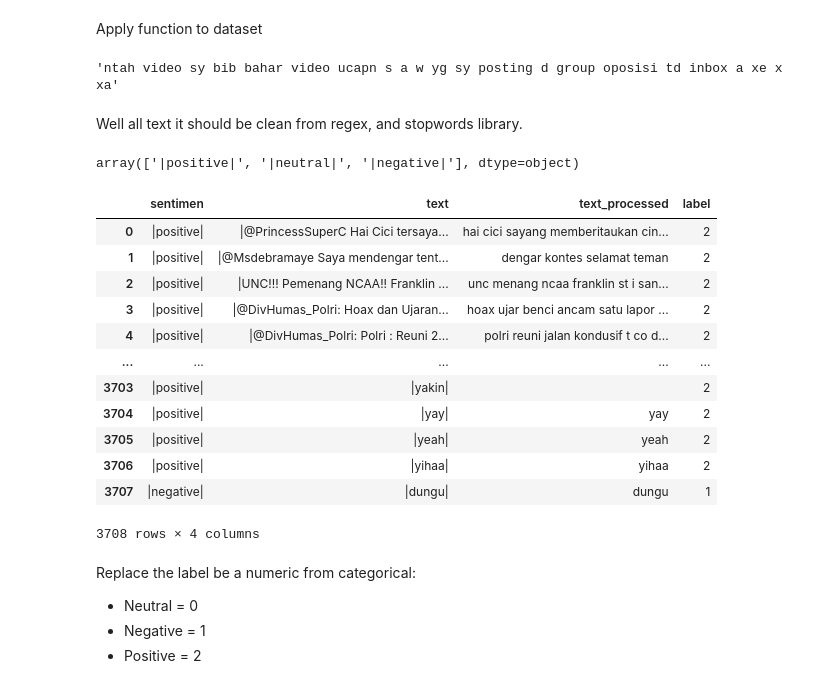
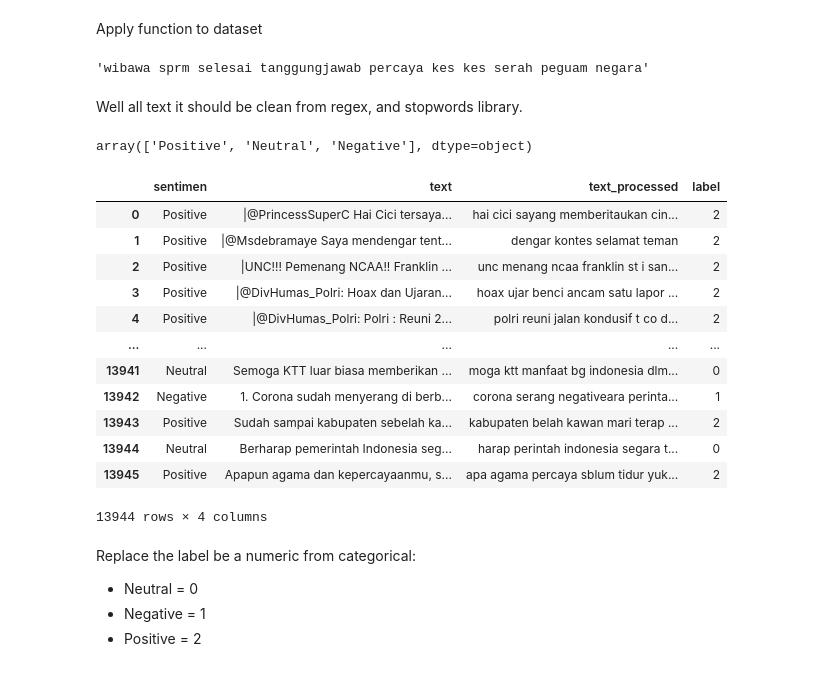
Before and after one commit to H8-Assignments-Bay/p2---final-project-ftds-012-group-003, a Jupyter notebook: auto_reply_sentiment_analysis.ipynb, the cells around one changed output. Cells and saved outputs as stored; diff of their text form; code cells hidden in the pictures.

```diff
--- a/auto_reply_sentiment_analysis.ipynb
+++ b/auto_reply_sentiment_analysis.ipynb
@@ -127,6 +133,6 @@ text: ['|@PrincessSuperC Hai Cici tersayang! Cuma mau memberitaukan kalau saya c
 # %%
 # Copy dataset that can use to modification dataset
-data_copy = data.copy()
+data_copy = data_copy.drop(columns=["Unnamed: 0"], axis=1)
 data_copy.tail()
 # %% [output]
 |  | sentimen | text |
@@ -138,3 +144,2 @@ data_copy.tail()
 # %%
-data_copy = data_copy[data_copy["sentimen"] != "|netral|"]
-data_copy.tail()
+data_copy = data_copy[data_copy['sentimen']!='negative']
@@ -231,32 +229,32 @@ Wall time: 23.4 s
 # %% [markdown]
 Apply function to dataset
 # %%
-data_copy['text_processed'][50]
+data_copy['text_processed'][5000]
 # %% [output]
-'ntah video sy bib bahar video ucapn s a w yg sy posting d group oposisi td inbox a xe x xa'
+'wibawa sprm selesai tanggungjawab percaya kes kes serah peguam negara'
 # %% [markdown]
 Well all text it should be clean from regex, and stopwords library.
 # %%
 data_copy.sentimen.unique()
 # %% [output]
-array(['|positive|', '|neutral|', '|negative|'], dtype=object)
+array(['Positive', 'Neutral', 'Negative'], dtype=object)
 # %%
-data_copy['label'] = data_copy['sentimen'].replace({'|neutral|' : 0, '|negative|' : 1, '|positive|' : 2})
+data_copy['label'] = data_copy['sentimen'].replace({'Neutral' : 0, 'Negative' : 1, 'Positive' : 2})
 data_copy
 # %% [output]
 |  | sentimen | text | text_processed | label |
-| 0 | |positive| | |@PrincessSuperC Hai Cici tersaya... | hai cici sayang memberitaukan cin... | 2 |
-| 1 | |positive| | |@Msdebramaye Saya mendengar tent... | dengar kontes selamat teman | 2 |
-| 2 | |positive| | |UNC!!! Pemenang NCAA!! Franklin ... | unc menang ncaa franklin st i san... | 2 |
-| 3 | |positive| | |@DivHumas_Polri: Hoax dan Ujaran... | hoax ujar benci ancam satu lapor ... | 2 |
-| 4 | |positive| | |@DivHumas_Polri: Polri : Reuni 2... | polri reuni jalan kondusif t co d... | 2 |
+| 0 | Positive | |@PrincessSuperC Hai Cici tersaya... | hai cici sayang memberitaukan cin... | 2 |
+| 1 | Positive | |@Msdebramaye Saya mendengar tent... | dengar kontes selamat teman | 2 |
+| 2 | Positive | |UNC!!! Pemenang NCAA!! Franklin ... | unc menang ncaa franklin st i san... | 2 |
+| 3 | Positive | |@DivHumas_Polri: Hoax dan Ujaran... | hoax ujar benci ancam satu lapor ... | 2 |
+| 4 | Positive | |@DivHumas_Polri: Polri : Reuni 2... | polri reuni jalan kondusif t co d... | 2 |
 | ... | ... | ... | ... | ... |
-| 3703 | |positive| | |yakin| |  | 2 |
-| 3704 | |positive| | |yay| | yay | 2 |
-| 3705 | |positive| | |yeah| | yeah | 2 |
-| 3706 | |positive| | |yihaa| | yihaa | 2 |
-| 3707 | |negative| | |dungu| | dungu | 1 |
+| 13941 | Neutral | Semoga KTT luar biasa memberikan ... | moga ktt manfaat bg indonesia dlm... | 0 |
+| 13942 | Negative | 1. Corona sudah menyerang di berb... | corona serang negativeara perinta... | 1 |
+| 13943 | Positive | Sudah sampai kabupaten sebelah ka... | kabupaten belah kawan mari terap ... | 2 |
+| 13944 | Neutral | Berharap pemerintah Indonesia seg... | harap perintah indonesia segara t... | 0 |
+| 13945 | Positive | Apapun agama dan kepercayaanmu, s... | apa agama percaya sblum tidur yuk... | 2 |
-3708 rows × 4 columns
+13944 rows × 4 columns
 # %% [markdown]
 Replace the label be a numeric from categorical:
 - Neutral = 0
```
Also changed, not shown: parts of 45 cells of this notebook, 18 other files.
